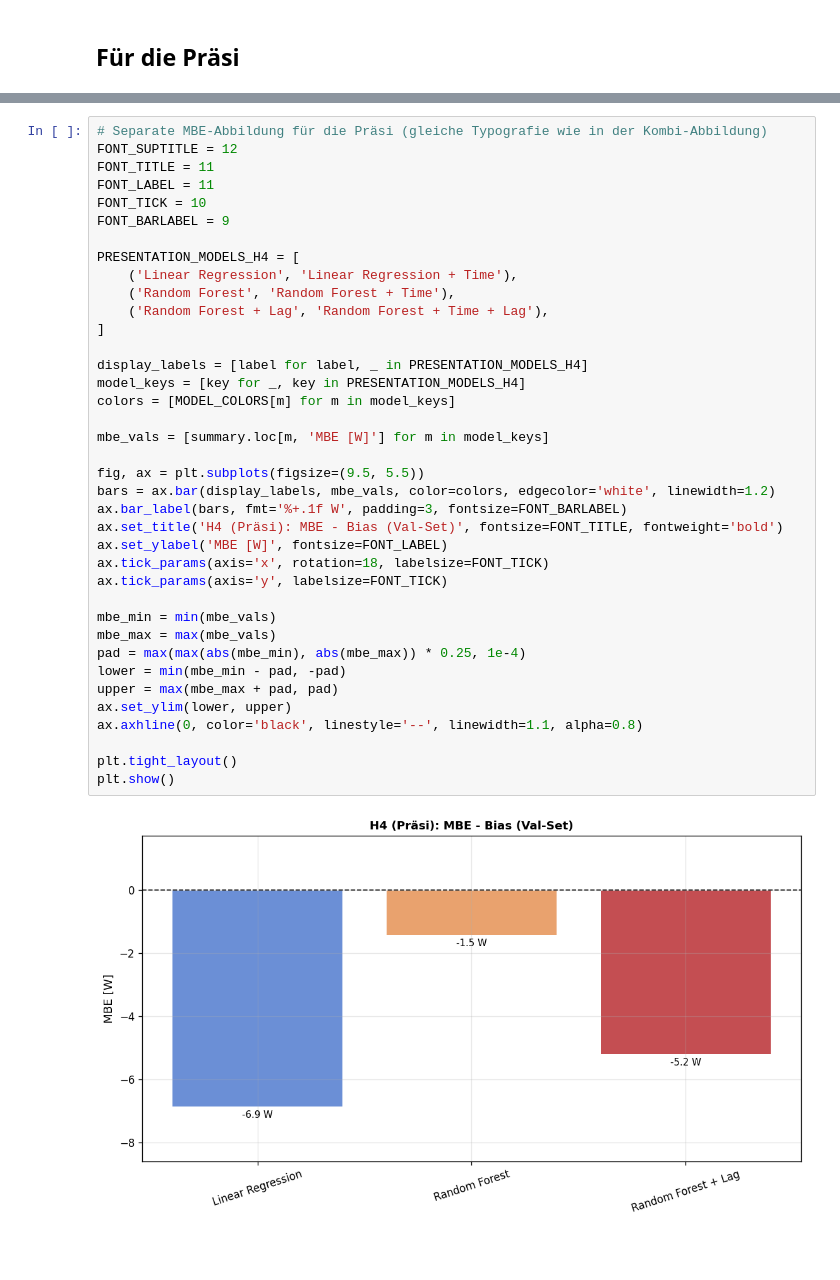
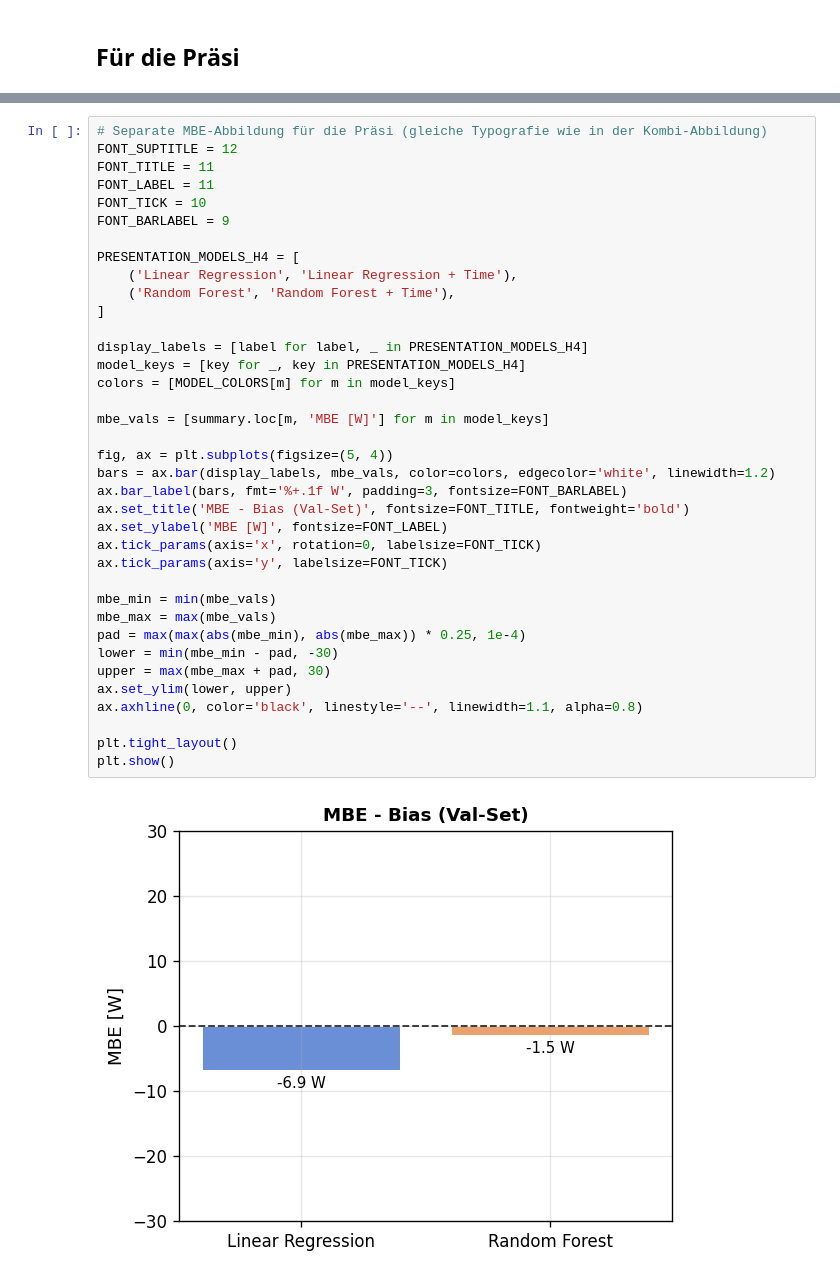
Before and after one commit to Anni075/KI-Project, a Jupyter notebook: notebooks/hypothesen/H04_linear_vs_nonlinear_models.ipynb, the cells around one changed output, grey strips where cells are left out. Cells and saved outputs as stored; diff of their text form; blank space fills up the shorter version.

```diff
--- a/notebooks/hypothesen/H04_linear_vs_nonlinear_models.ipynb
+++ b/notebooks/hypothesen/H04_linear_vs_nonlinear_models.ipynb
@@ -447,37 +446,36 @@ FONT_SUPTITLE = 12
 FONT_TITLE = 11
 FONT_LABEL = 11
 FONT_TICK = 10
 FONT_BARLABEL = 9
 
 PRESENTATION_MODELS_H4 = [
     ('Linear Regression', 'Linear Regression + Time'),
     ('Random Forest', 'Random Forest + Time'),
-    ('Random Forest + Lag', 'Random Forest + Time + Lag'),
 ]
 
 display_labels = [label for label, _ in PRESENTATION_MODELS_H4]
 model_keys = [key for _, key in PRESENTATION_MODELS_H4]
 colors = [MODEL_COLORS[m] for m in model_keys]
 
 mbe_vals = [summary.loc[m, 'MBE [W]'] for m in model_keys]
 
-fig, ax = plt.subplots(figsize=(9.5, 5.5))
+fig, ax = plt.subplots(figsize=(5, 4))
 bars = ax.bar(display_labels, mbe_vals, color=colors, edgecolor='white', linewidth=1.2)
 ax.bar_label(bars, fmt='%+.1f W', padding=3, fontsize=FONT_BARLABEL)
-ax.set_title('H4 (Präsi): MBE - Bias (Val-Set)', fontsize=FONT_TITLE, fontweight='bold')
+ax.set_title('MBE - Bias (Val-Set)', fontsize=FONT_TITLE, fontweight='bold')
 ax.set_ylabel('MBE [W]', fontsize=FONT_LABEL)
-ax.tick_params(axis='x', rotation=18, labelsize=FONT_TICK)
+ax.tick_params(axis='x', rotation=0, labelsize=FONT_TICK)
 ax.tick_params(axis='y', labelsize=FONT_TICK)
 
 mbe_min = min(mbe_vals)
 mbe_max = max(mbe_vals)
 pad = max(max(abs(mbe_min), abs(mbe_max)) * 0.25, 1e-4)
-lower = min(mbe_min - pad, -pad)
-upper = max(mbe_max + pad, pad)
+lower = min(mbe_min - pad, -30)
+upper = max(mbe_max + pad, 30)
 ax.set_ylim(lower, upper)
 ax.axhline(0, color='black', linestyle='--', linewidth=1.1, alpha=0.8)
 
 plt.tight_layout()
 plt.show()
 # %% [output]
-[figure, old version]
+[figure, new version]
```
Also changed, not shown: parts of 1 cell of this notebook, 1 other file.
